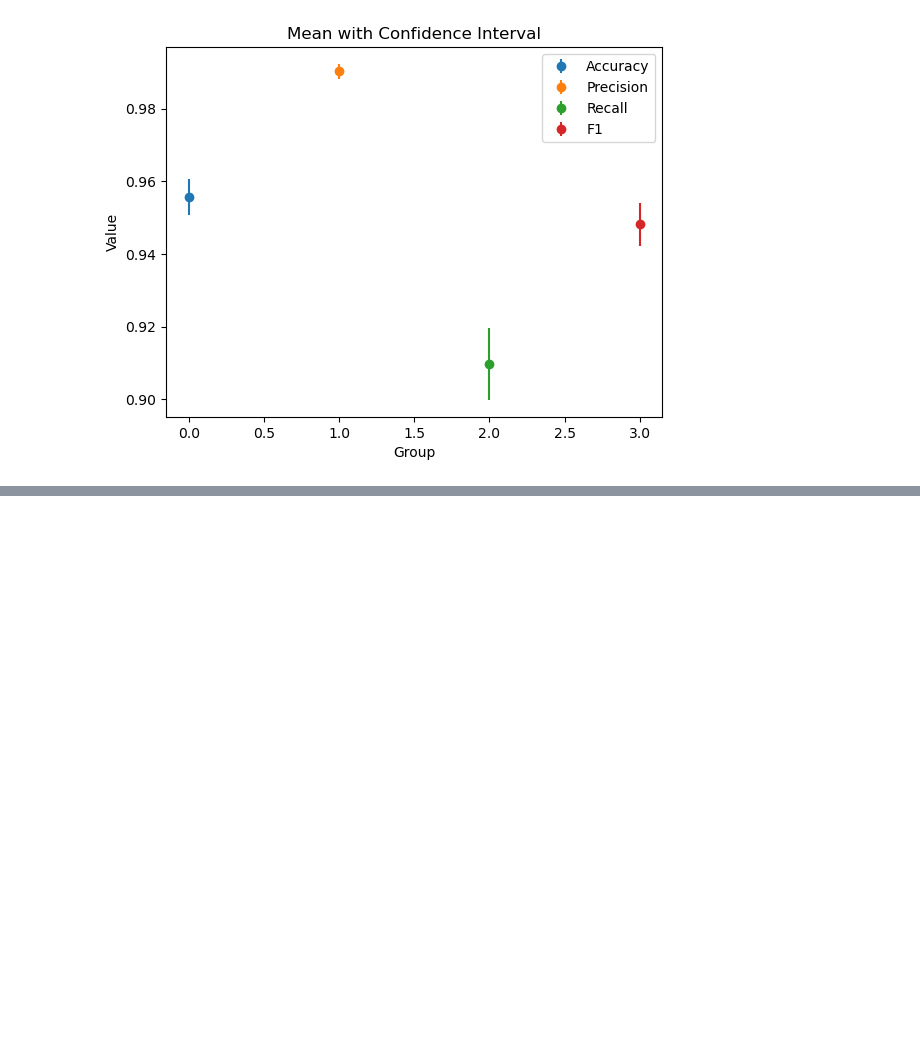
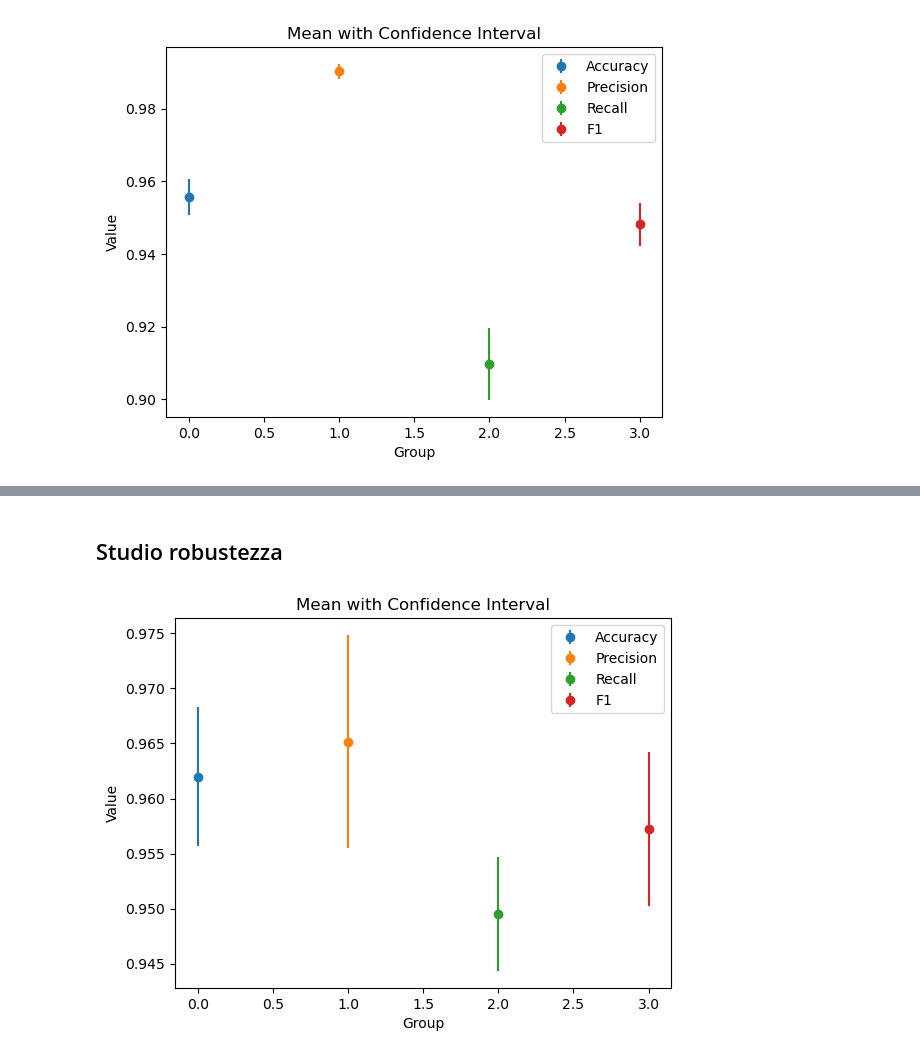
Before and after one commit to Tezze2001/brain-tumor-analysis, a Jupyter notebook: Bayes.ipynb, the cells around one changed output, grey strips where cells are left out. Saved outputs shown, nothing was run; the diff lists cells and outputs as text; code cells hidden in the pictures; blank space fills up the shorter version.

```diff
--- a/Bayes.ipynb
+++ b/Bayes.ipynb
@@ -130,3 +180,5 @@ plt.show()
+# %% [markdown]
+## Studio robustezza
 # %%
 # Import del dataset già suddiviso in train e test
 from sklearn.model_selection import StratifiedKFold
@@ -141,3 +191,50 @@ df = dataset.drop("Class", axis=1)
 
 n_fold = 10
 folds = StratifiedKFold(n_splits=n_fold, shuffle=True)
+# %%
+accuracy_stratified = []
+precision_stratified = []
+recall_stratified = []
+f1_stratified = []
+
+for n_fold, (train_idx, valid_idx) in enumerate(folds.split(df, y)):
+        X_train, X_valid = df.iloc[train_idx], df.iloc[valid_idx]
+        y_train, y_valid = y[train_idx], y[valid_idx]
+
+        clf = GaussianNB()
+        clf.fit(X_train, y_train)
+        y_pred_valid = clf.predict(X_valid)
+        accuracy_stratified.append(accuracy_score(y_valid,y_pred_valid))
+        precision_stratified.append(precision_score(y_valid,y_pred_valid))
+        recall_stratified.append(recall_score(y_valid,y_pred_valid))
+        f1_stratified.append(f1_score(y_valid,y_pred_valid))
+# %%
+import scipy.stats as st
+import matplotlib.pyplot as plt
+
+mean_accuracy = np.mean(accuracy_stratified)
+mean_precision = np.mean(precision_stratified)
+mean_recall = np.mean(recall_stratified)
+mean_f1 = np.mean(f1_stratified)
+
+accuracy_confidence_interval = st.t.interval(confidence=0.90, df=len(accuracy_stratified)-1, loc=mean_accuracy, scale=st.sem(accuracy_stratified))
+precision_confidence_interval = st.t.interval(confidence=0.90, df=len(precision_stratified)-1, loc=mean_precision, scale=st.sem(precision_stratified))
+recall_confidence_interval = st.t.interval(confidence=0.90, df=len(recall_stratified)-1, loc=mean_recall, scale=st.sem(recall_stratified))
+f1_confidence_interval = st.t.interval(confidence=0.90, df=len(f1_stratified)-1, loc=mean_f1, scale=st.sem(f1_stratified))
+# %%
+# Plot the mean and confidence interval
+plt.errorbar(0, mean_accuracy, yerr=(accuracy_confidence_interval[1] - accuracy_confidence_interval[0])/2, fmt='o', label='Accuracy')
+plt.errorbar(1, mean_precision, yerr=(precision_confidence_interval[1] - precision_confidence_interval[0])/2, fmt='o', label='Precision')
+plt.errorbar(2, mean_recall, yerr=(recall_confidence_interval[1] - recall_confidence_interval[0])/2, fmt='o', label='Recall')
+plt.errorbar(3, mean_f1, yerr=(f1_confidence_interval[1] - f1_confidence_interval[0])/2, fmt='o', label='F1')
+
+# Add labels and title
+plt.xlabel('Group')
+plt.ylabel('Value')
+plt.title('Mean with Confidence Interval')
+
+# Show the plot
+plt.legend()
+plt.show()
+# %% [output]
+[figure, added]
```
Also changed, not shown: parts of 8 cells of this notebook, 3 other files.
